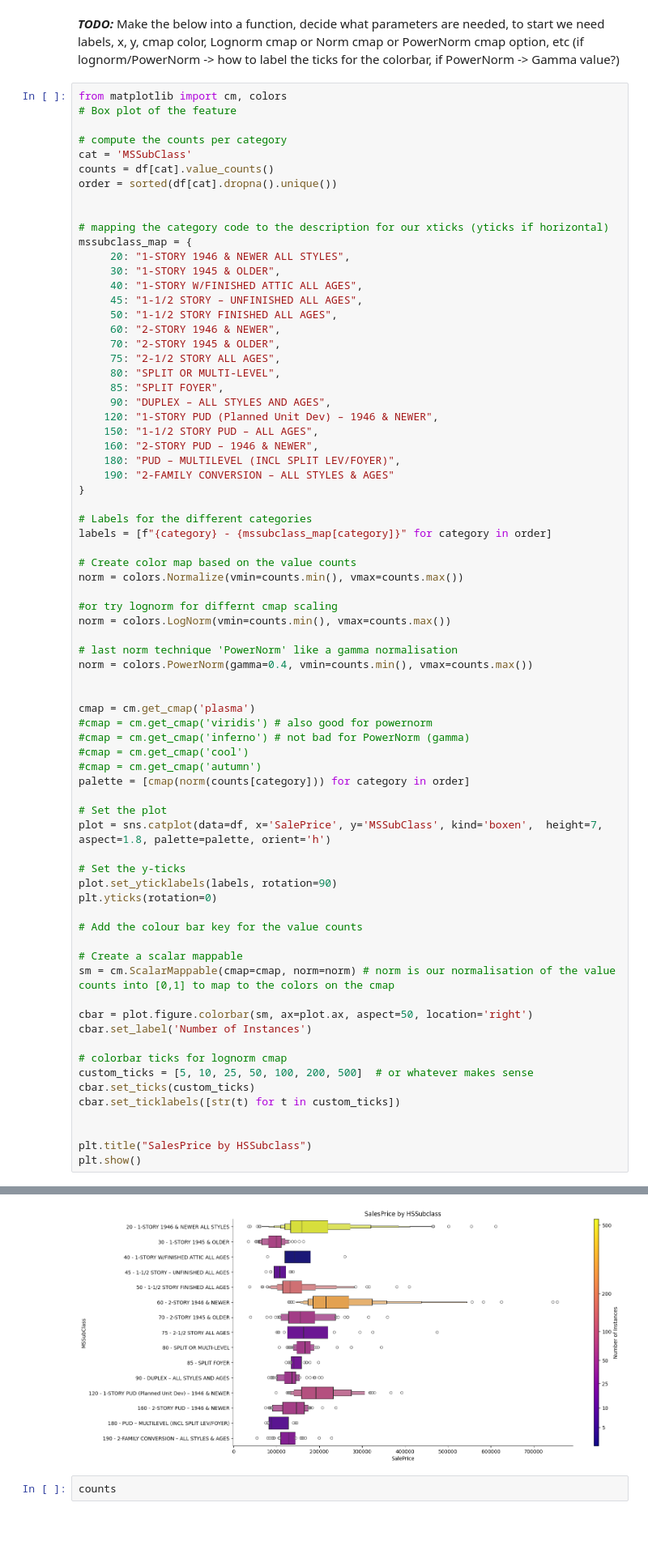
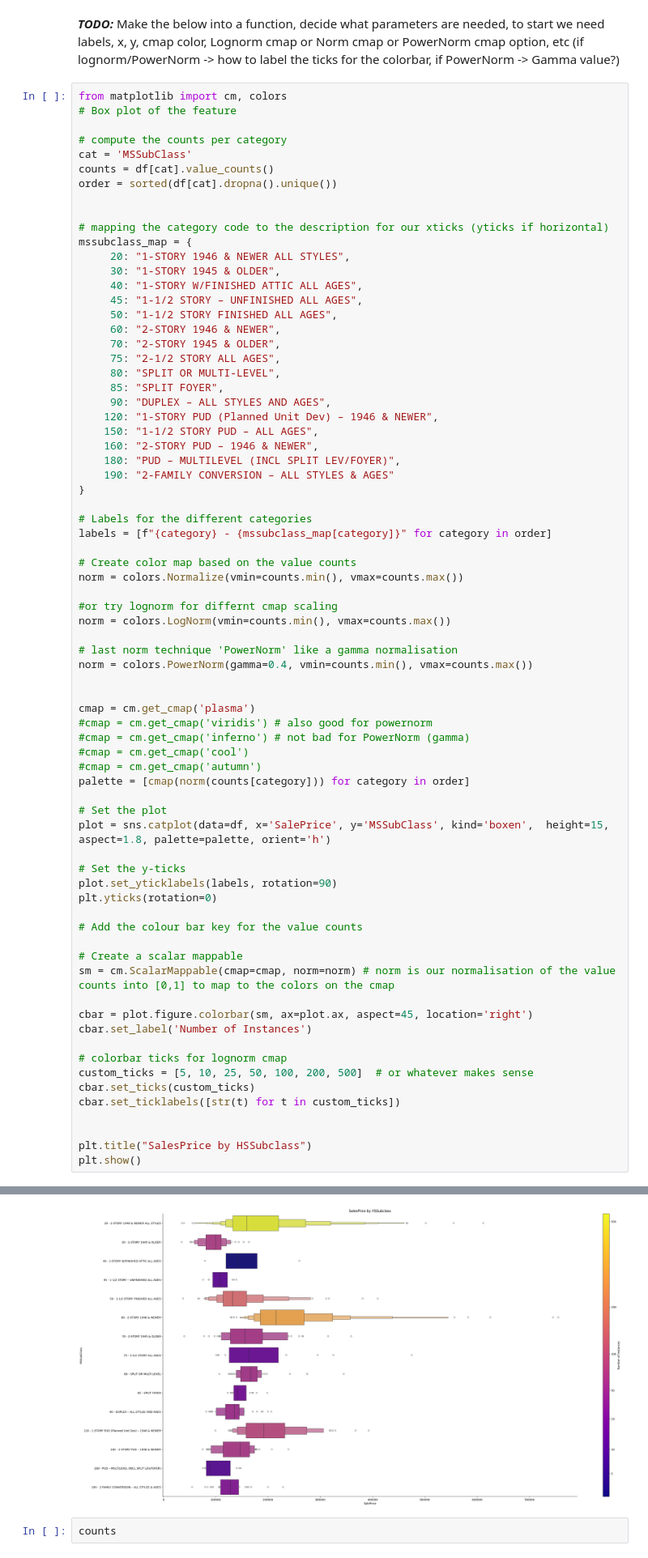
Before and after one commit to ddrant/HousePrices_KaggleComp, a Jupyter notebook: Remame_First_notebook.ipynb, the cells around one changed output, grey strips where cells are left out. Shown at 81% size. Cells and saved outputs as stored; diff of their text form; blank space fills up the shorter version.

Commit message:
Boxen plot for MSSubClass, TODO: Create into a function for other categorical functions

```diff
--- a/Remame_First_notebook.ipynb
+++ b/Remame_First_notebook.ipynb
@@ -290,7 +290,7 @@ cmap = cm.get_cmap('plasma')
 palette = [cmap(norm(counts[category])) for category in order]
 
 # Set the plot
-plot = sns.catplot(data=df, x='SalePrice', y='MSSubClass', kind='boxen',  height=7, aspect=1.8, palette=palette, orient='h')
+plot = sns.catplot(data=df, x='SalePrice', y='MSSubClass', kind='boxen',  height=15, aspect=1.8, palette=palette, orient='h')
 
 # Set the y-ticks
 plot.set_yticklabels(labels, rotation=90)
@@ -301,7 +301,7 @@ plt.yticks(rotation=0)
 # Create a scalar mappable
 sm = cm.ScalarMappable(cmap=cmap, norm=norm) # norm is our normalisation of the value counts into [0,1] to map to the colors on the cmap
 
-cbar = plot.figure.colorbar(sm, ax=plot.ax, aspect=50, location='right')
+cbar = plot.figure.colorbar(sm, ax=plot.ax, aspect=45, location='right')
 cbar.set_label('Number of Instances')
 
 # colorbar ticks for lognorm cmap
@@ -319,4 +319,4 @@ Passing `palette` without assigning `hue` is deprecated and will be removed in v
-[figure, old version]
+[figure, new version]
 # %%
 counts
 # %% [output]
```
Also changed, not shown: parts of 1 cell of this notebook, 2 other files.
